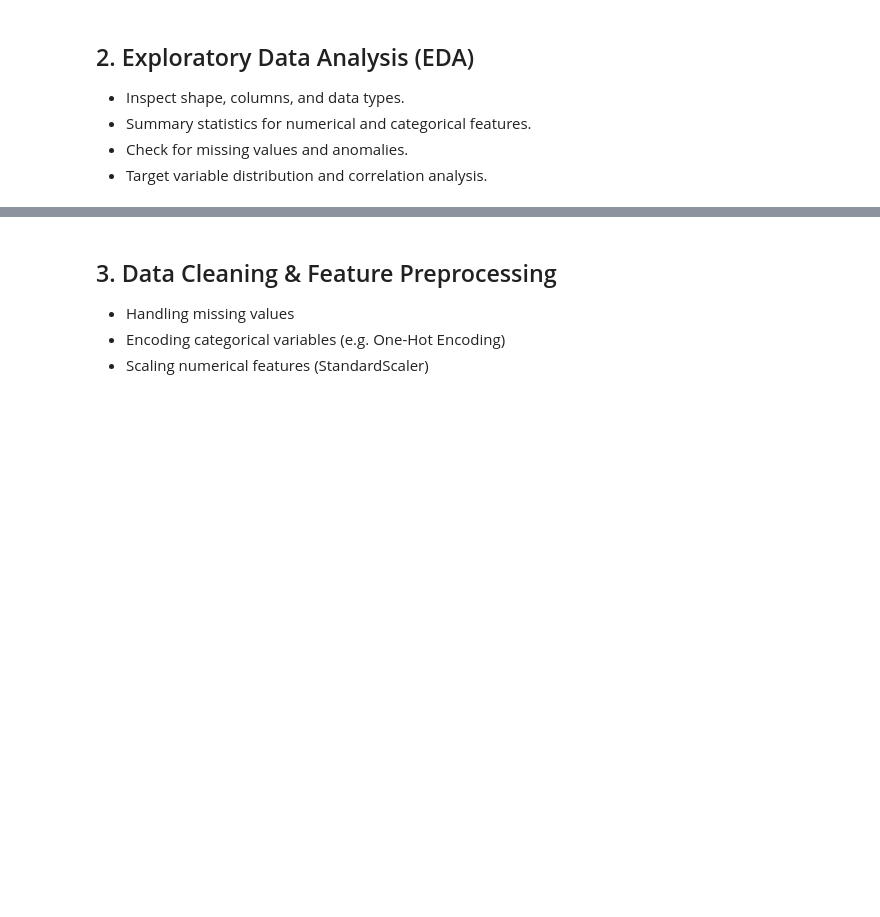
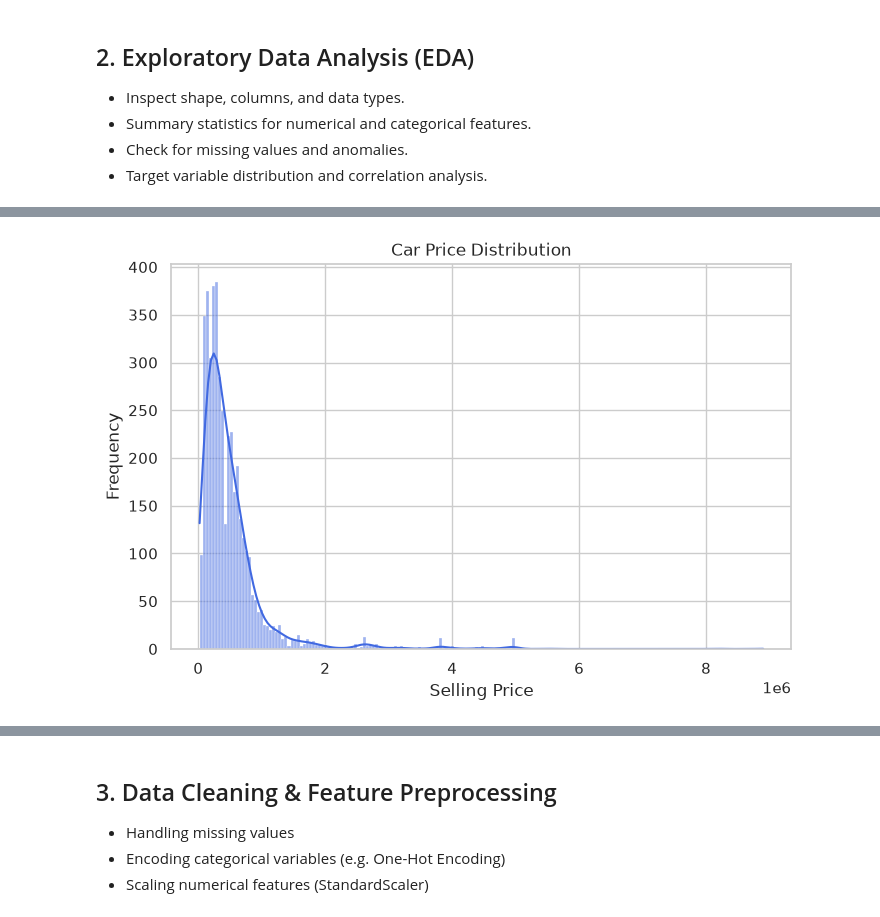
Before and after one commit to abdorizk61/ML_project, a Jupyter notebook: part_a_numerical/01_eda_and_preprocessing.ipynb, the cells around one changed output, grey strips where cells are left out. Drawn from its saved outputs; the diff is of its cells as text; code cells hidden in the pictures; blank space fills up the shorter version.

```diff
--- a/part_a_numerical/01_eda_and_preprocessing.ipynb
+++ b/part_a_numerical/01_eda_and_preprocessing.ipynb
@@ -18,6 +19,6 @@ sns.set_theme(style="whitegrid")
 ## 1. Load Dataset
 # %%
 # Load the dataset
-# data_path = '../data/car_price_data.csv'
-# df = pd.read_csv(data_path)
-# df.head()
+data_path = "../data/CAR DETAILS FROM CAR DEKHO.csv"
+df = pd.read_csv(data_path)
+df.head()
@@ -35,10 +78,12 @@ sns.set_theme(style="whitegrid")
 # %%
 # Target variable distribution
-# plt.figure(figsize=(8, 5))
-# sns.histplot(df['price'], kde=True, color='royalblue')
-# plt.title('Car Price Distribution')
-# plt.xlabel('Price')
-# plt.ylabel('Frequency')
-# plt.show()
+plt.figure(figsize=(8, 5))
+sns.histplot(df['selling_price'], kde=True, color='royalblue')
+plt.title('Car Price Distribution')
+plt.xlabel('Selling Price')
+plt.ylabel('Frequency')
+plt.show()
+# %% [output]
+[figure, added]
 # %%
 # Numerical correlations
```
Also changed, not shown: parts of 8 cells of this notebook.
